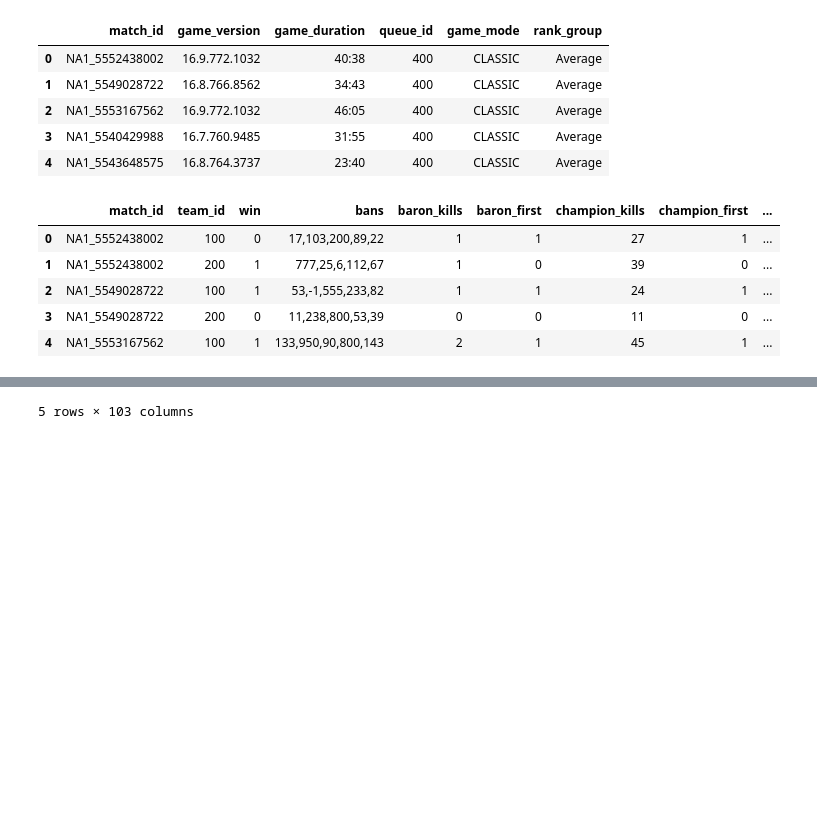
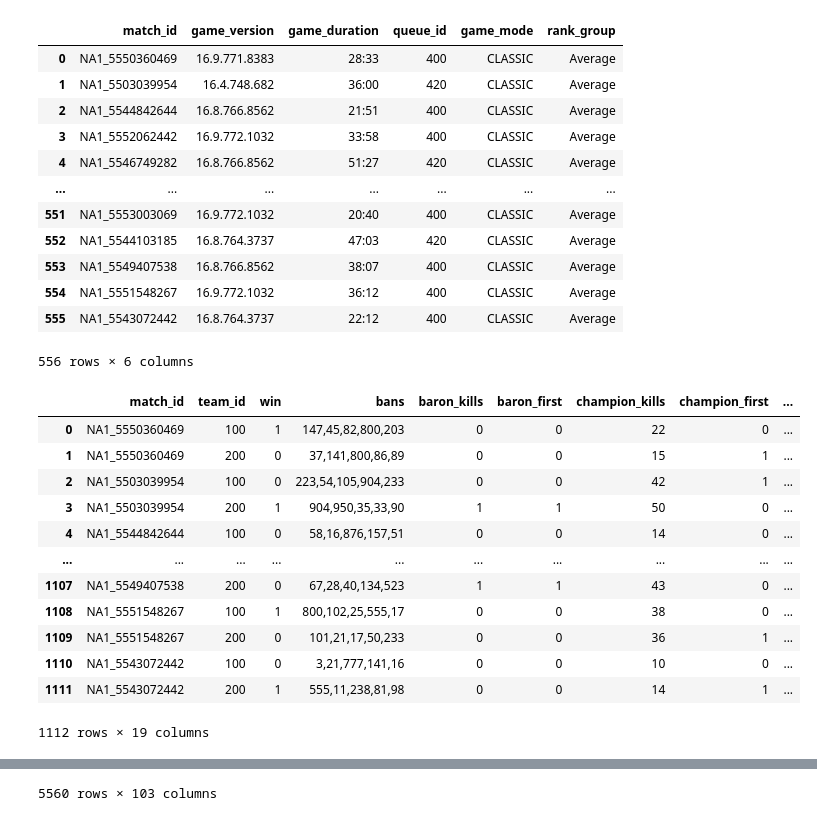
Before and after one commit to mclementi115/CS210-League-Project, a Jupyter notebook: LOLMatchAnalysis.ipynb, the cells around one changed output, grey strips where cells are left out. Cells and saved outputs as stored; diff of their text form; code cells hidden in the pictures; blank space fills up the shorter version.

```diff
--- a/LOLMatchAnalysis.ipynb
+++ b/LOLMatchAnalysis.ipynb
@@ -384,7 +384,7 @@ for table in reset:
     except Exception as e:
         continue
 
-ladder_df = get_ladder(top=5)
+ladder_df = get_ladder(top=100)
 ladder_df
 # %% [output]
 |  | puuid | leaguePoints | wins | losses | hotStreak |
@@ -396,7 +403,7 @@ ladder_df
 # %%
 #Fetch match history of match ids for COUNT games for every top player
-top_match_ids = get_top_matches(ladder_df, matches=3)
-top_match_ids.head(5)
+top_match_ids = get_top_matches(ladder_df, matches=10)
+display(top_match_ids)
 # %% [output]
 Fetching match history for player 1...
 Fetching match history for player 2...
@@ -414,7 +440,7 @@ Fetching match history for player 5...
 #Running with process_match_with_timeline over process_match to get data throughout the game instead of end-of-game only stats
 intervals = [5, 10, 15, 20, 25]
 
-for match_id in top_match_ids['matchId']:
+for index, match_id in top_match_ids['matchId'].items():
     if is_match_processed(match_id, conn):
         continue
 
@@ -434,7 +460,8 @@ for match_id in top_match_ids['matchId']:
         players_df['rank_group'] = 'Top'
 
         save_to_db(match_df, team_df, players_df)
-        time.sleep(1.5)
+        print(f"Successfully saved match {index + 1} data to database")
+        time.sleep(2.4)
 
     except Exception as e:
         print(f"Error processing match {match_id}: {e}")
@@ -445,5 +472,5 @@ df_matches = pd.read_sql("SELECT * FROM matches", conn)
 df_teams = pd.read_sql("SELECT * FROM teams", conn)
 df_participants = pd.read_sql("SELECT * FROM participants", conn)
 
-display(df_matches.head(5), df_teams.head(5), df_participants.head(5))
+display(df_matches, df_teams, df_participants)
 # %% [output]
@@ -471,7 +534,7 @@ Successfully saved all match data to database
 # We also get games from more average ranks (Silver-Platinum) using my personal account as the foundation, defined at the top of this project.
 # Idea: use these more chaotic games to compare against the matches from top players
 personal_puuid = get_puuid(gameName='Shadow', tagLine='MC3')
-average_players = get_average_players(puuid=personal_puuid, matches=3)
-av_matches = get_average_matches(average_players, matches=2)
-av_matches.head(5)
+average_players = get_average_players(puuid=personal_puuid, matches=12)
+av_matches = get_average_matches(average_players, matches=10)
+display(av_matches)
 # %% [output]
@@ -501,5 +571,7 @@ Fetching match history for player 22...
 # %%
-for match_id in av_matches['matchId']:
+#Like processing top matches above, this also processes the average matches and saves them to league_data.db. Displays The 3 tables matches, teams, participants at the end
+#Running with process_match_with_timeline over process_match to get data throughout the game instead of end-of-game only stats
+for index, match_id in av_matches['matchId'].items():
     if is_match_processed(match_id, conn):
         continue
     try:
@@ -522,7 +594,8 @@ for match_id in av_matches['matchId']:
         players_df['rank_group'] = 'Average'
 
         save_to_db(match_df, team_df, players_df)
-        time.sleep(2.5)
+        print(f"Successfully saved match {index + 1} data to database")
+        time.sleep(2.4)
 
     except Exception as e:
         print(f"Error processing match {match_id}: {e}")
@@ -533,5 +606,5 @@ df_matches = pd.read_sql("SELECT * FROM matches WHERE rank_group = 'Average'", c
 df_teams = pd.read_sql("SELECT * FROM teams WHERE rank_group = 'Average'", conn)
 df_participants = pd.read_sql("SELECT * FROM participants WHERE rank_group = 'Average'", conn)
 
-display(df_matches.head(5), df_teams.head(5), df_participants.head(5))
+display(df_matches, df_teams, df_participants)
 # %% [output]
@@ -538,14 +627,28 @@ display(df_matches.head(5), df_teams.head(5), df_participants.head(5))
 Successfully saved all match data to database
 |  | match_id | game_version | game_duration | queue_id | game_mode | rank_group |
-| 0 | NA1_5552438002 | 16.9.772.1032 | 40:38 | 400 | CLASSIC | Average |
-| 1 | NA1_5549028722 | 16.8.766.8562 | 34:43 | 400 | CLASSIC | Average |
-| 2 | NA1_5553167562 | 16.9.772.1032 | 46:05 | 400 | CLASSIC | Average |
-| 3 | NA1_5540429988 | 16.7.760.9485 | 31:55 | 400 | CLASSIC | Average |
-| 4 | NA1_5543648575 | 16.8.764.3737 | 23:40 | 400 | CLASSIC | Average |
+| 0 | NA1_5550360469 | 16.9.771.8383 | 28:33 | 400 | CLASSIC | Average |
+| 1 | NA1_5503039954 | 16.4.748.682 | 36:00 | 420 | CLASSIC | Average |
+| 2 | NA1_5544842644 | 16.8.766.8562 | 21:51 | 400 | CLASSIC | Average |
+| 3 | NA1_5552062442 | 16.9.772.1032 | 33:58 | 400 | CLASSIC | Average |
+| 4 | NA1_5546749282 | 16.8.766.8562 | 51:27 | 420 | CLASSIC | Average |
+| ... | ... | ... | ... | ... | ... | ... |
+| 551 | NA1_5553003069 | 16.9.772.1032 | 20:40 | 400 | CLASSIC | Average |
+| 552 | NA1_5544103185 | 16.8.764.3737 | 47:03 | 420 | CLASSIC | Average |
+| 553 | NA1_5549407538 | 16.8.766.8562 | 38:07 | 400 | CLASSIC | Average |
+| 554 | NA1_5551548267 | 16.9.772.1032 | 36:12 | 400 | CLASSIC | Average |
+| 555 | NA1_5543072442 | 16.8.764.3737 | 22:12 | 400 | CLASSIC | Average |
+556 rows × 6 columns
 |  | match_id | team_id | win | bans | baron_kills | baron_first | champion_kills | champion_first | ... |
-| 0 | NA1_5552438002 | 100 | 0 | 17,103,200,89,22 | 1 | 1 | 27 | 1 | ... |
-| 1 | NA1_5552438002 | 200 | 1 | 777,25,6,112,67 | 1 | 0 | 39 | 0 | ... |
-| 2 | NA1_5549028722 | 100 | 1 | 53,-1,555,233,82 | 1 | 1 | 24 | 1 | ... |
-| 3 | NA1_5549028722 | 200 | 0 | 11,238,800,53,39 | 0 | 0 | 11 | 0 | ... |
-| 4 | NA1_5553167562 | 100 | 1 | 133,950,90,800,143 | 2 | 1 | 45 | 1 | ... |
+| 0 | NA1_5550360469 | 100 | 1 | 147,45,82,800,203 | 0 | 0 | 22 | 0 | ... |
+| 1 | NA1_5550360469 | 200 | 0 | 37,141,800,86,89 | 0 | 0 | 15 | 1 | ... |
+| 2 | NA1_5503039954 | 100 | 0 | 223,54,105,904,233 | 0 | 0 | 42 | 1 | ... |
+| 3 | NA1_5503039954 | 200 | 1 | 904,950,35,33,90 | 1 | 1 | 50 | 0 | ... |
+| 4 | NA1_5544842644 | 100 | 0 | 58,16,876,157,51 | 0 | 0 | 14 | 0 | ... |
+| ... | ... | ... | ... | ... | ... | ... | ... | ... | ... |
+| 1107 | NA1_5549407538 | 200 | 0 | 67,28,40,134,523 | 1 | 1 | 43 | 0 | ... |
+| 1108 | NA1_5551548267 | 100 | 1 | 800,102,25,555,17 | 0 | 0 | 38 | 0 | ... |
+| 1109 | NA1_5551548267 | 200 | 0 | 101,21,17,50,233 | 0 | 0 | 36 | 1 | ... |
+| 1110 | NA1_5543072442 | 100 | 0 | 3,21,777,141,16 | 0 | 0 | 10 | 0 | ... |
+| 1111 | NA1_5543072442 | 200 | 1 | 555,11,238,81,98 | 0 | 0 | 14 | 1 | ... |
+1112 rows × 19 columns
 |  | match_id | puuid | riotIdGameName | riotIdTagline | team_id | win | gameEndedInEarlySurrender | ... |
@@ -557,4 +666,4 @@ Successfully saved all match data to database
-5 rows × 103 columns
+5560 rows × 103 columns
 # %%
 # With us now having of the top players data, find trends/correlations with wins
 # Get numeric team data, find trends/correlations with team features and wins. Create data visualization
```
Also changed, not shown: parts of 12 cells of this notebook, 1 other file.
